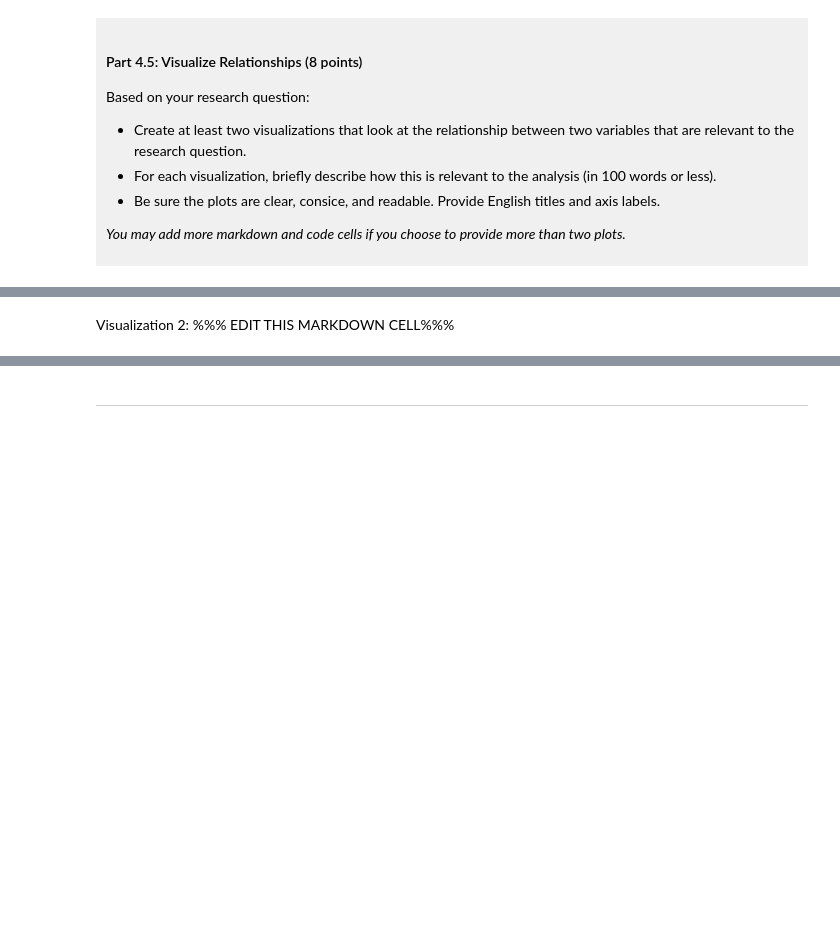
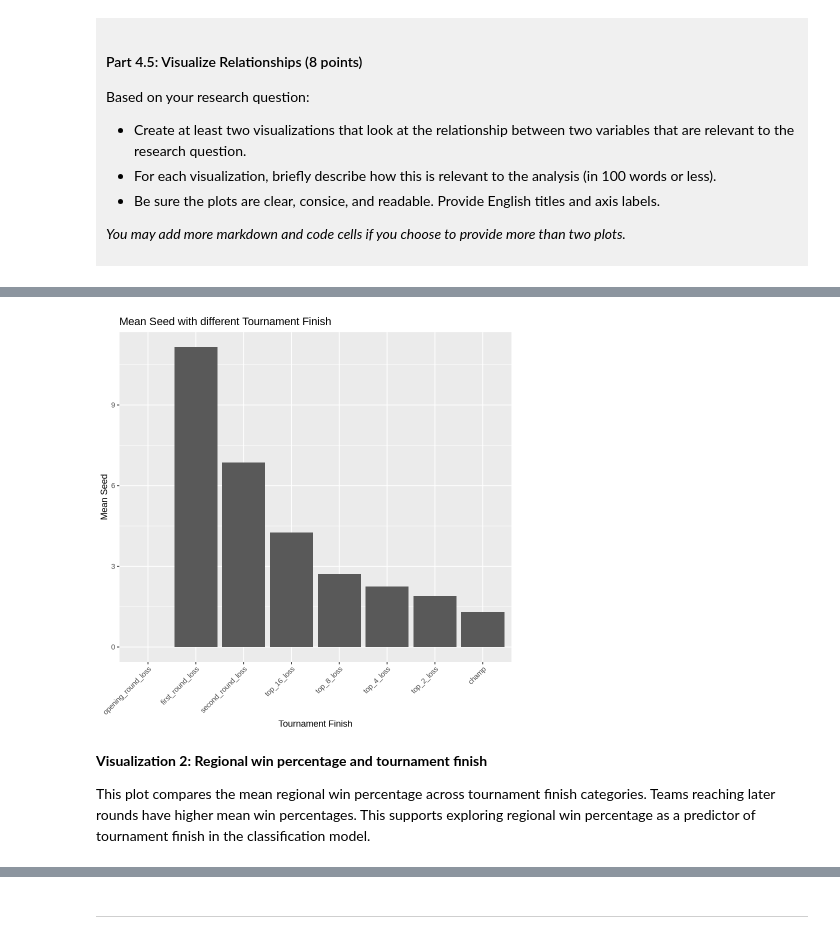
Before and after one commit to Turbellarian2008/dsci-100-project-Yujie-Qiang, a Jupyter notebook: dsci-100-project-notebook.ipynb, the cells around one changed output, grey strips where cells are left out. Saved outputs shown, nothing was run; the diff lists cells and outputs as text; code cells hidden in the pictures; blank space fills up the shorter version.

```diff
--- a/dsci-100-project-notebook.ipynb
+++ b/dsci-100-project-notebook.ipynb
@@ -277,5 +410,29 @@ Visualization 1: %%% EDIT THIS MARKDOWN CELL%%%
 # %%
-### EDIT THIS CODE CELL FOR VISUALIZATION 1###
+womens_seed_summary <- womens_tidy |>
+    group_by(tourney_finish) |>
+    summarize(mean_seed = mean(seed, na.rm = TRUE))
+
+womens_seed_plot <- womens_seed_summary |>
+    ggplot(aes(x = tourney_finish, y = mean_seed)) +
+    geom_bar(stat = "identity") +
+    scale_x_discrete(limits = c("opening_round_loss",
+                                "first_round_loss",
+                                "second_round_loss",
+                                "top_16_loss",
+                                "top_8_loss",
+                                "top_4_loss",
+                                "top_2_loss",
+                                "champ")) +
+    labs(title = "Mean Seed with different Tournament Finish",
+         x = "Tournament Finish",
+         y = "Mean Seed") +
+    theme(axis.text.x = element_text(angle = 45, hjust = 1))
+
+womens_seed_plot
+# %% [output]
+[figure, added]
 # %% [markdown]
-Visualization 2: %%% EDIT THIS MARKDOWN CELL%%%
+**Visualization 2: Regional win percentage and tournament finish**
+
+This plot compares the mean regional win percentage across tournament finish categories. Teams reaching later rounds have higher mean win percentages. This supports exploring regional win percentage as a predictor of tournament finish in the classification model.
 # %%
```
Also changed, not shown: parts of 14 cells of this notebook.
